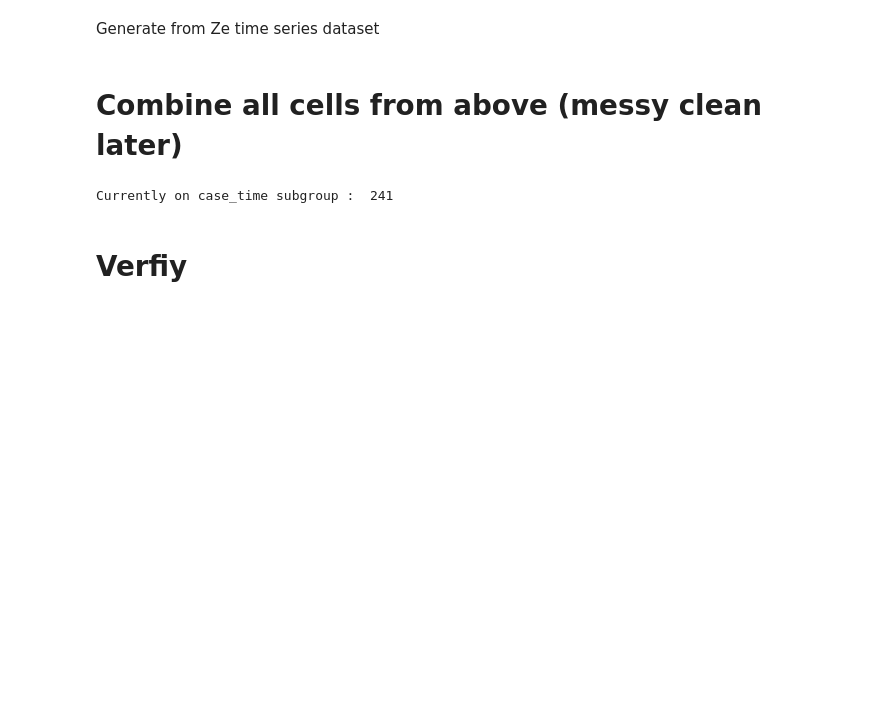
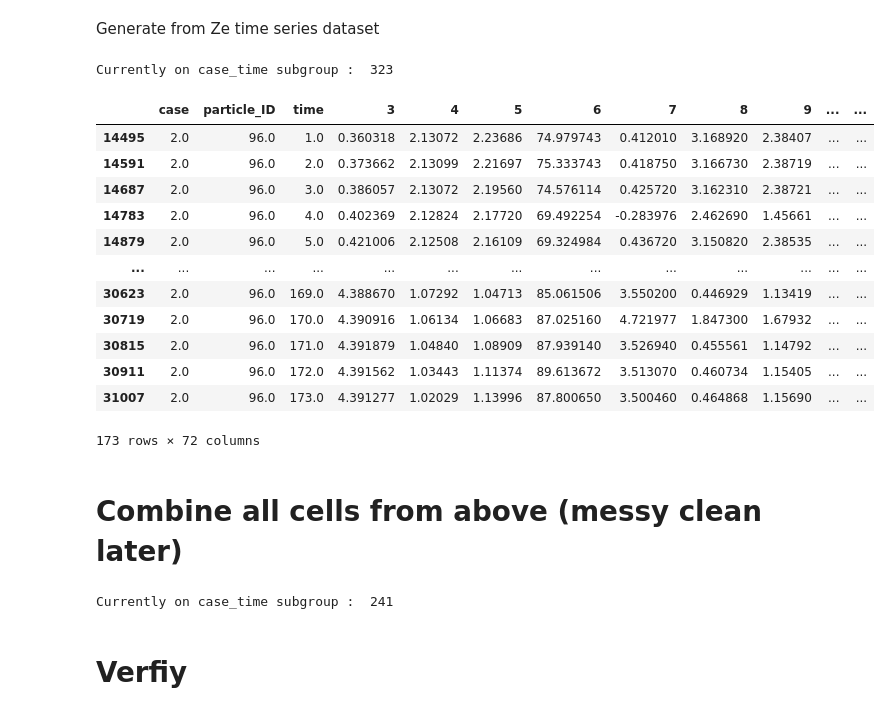
Before and after one commit to neilashwinraj/GNN, a Jupyter notebook: Generate_data_simple_connections.ipynb, the cells around one changed output. Saved outputs shown, nothing was run; the diff lists cells and outputs as text; code cells hidden in the pictures; blank space fills up the shorter version.

```diff
--- a/Generate_data_simple_connections.ipynb
+++ b/Generate_data_simple_connections.ipynb
@@ -149,3 +151,20 @@ def merge_columns_to_pandas_list(nearest_neighbor_data,variable_list,master_data
         joined[i] = pd.concat([temp,add], axis=1)
 
     return joined
+# %%
+def modify_nearest_neighbor_data(nearest_neighbor_data,pd_list):
+
+    """
+    This function takes nearest neighbor data and the pd_list and it will return a pandas dataframe with each row
+    having the particle ID (integer), the time step (integer) and the case (integer) of which the particle is a part of
+    ,and the remaining columns will be the nearest neighbor row itself.
+    """
+    case_column = np.stack( [ pd_list[i]["case_ID"].values for i in range(len(pd_list)) ] ).flatten()
+    particle_id_column = np.stack( [ np.arange(pd_list[i].shape[0])+1 for i in range(len(pd_list)) ] ).flatten()
+    time_column = np.stack( [ pd_list[i]["time"].values for i in range(len(pd_list)) ] ).flatten()
+
+    ### Combining columns with nearest_neighbor_data ###
+    nearest_neighbor_data_modified = np.concatenate( (case_column[:,None],particle_id_column[:,None],time_column[:,None]
+                ,nearest_neighbor_data),axis=1 )
+
+    return nearest_neighbor_data_modified
@@ -152,10 +173,40 @@ def merge_columns_to_pandas_list(nearest_neighbor_data,variable_list,master_data
 # %%
 # ### Read data ###
-experiment = "rho2_40percent_Re300"
+experiment = "rho2_40percent_Re100"
 time_series_data = pd.read_csv("../ze_time_series_data_raw/"+experiment+".dat")
+
 pd_list = group_time_series_data(time_series_data)
 nearest_neighbor_data = generate_nearest_neighbor_data(time_series_data)
+nearest_neighbor_data_modified = modify_nearest_neighbor_data(nearest_neighbor_data,pd_list)
 save=True
+# %% [output]
+Currently on case_time subgroup :  323
+# %%
+nearest_neighbor_data_modified = modify_nearest_neighbor_data(nearest_neighbor_data,pd_list)
+nearest_neighbor_data_modified = pd.DataFrame(nearest_neighbor_data_modified)
+
+new_column_names = {0: 'case', 1: 'particle_ID', 2: 'time'}
+nearest_neighbor_data_modified.rename(columns=new_column_names, inplace=True)
+nearest_neighbor_data_modified = nearest_neighbor_data_modified.groupby(["case","particle_ID"])
+
+# Collect groups into a list of DataFrames
+grouped_dfs = [group for _, group in nearest_neighbor_data_modified]
+# %%
+grouped_dfs[-1]
+# %% [output]
+|  | case | particle_ID | time | 3 | 4 | 5 | 6 | 7 | 8 | 9 | ... | ... |
+| 14495 | 2.0 | 96.0 | 1.0 | 0.360318 | 2.13072 | 2.23686 | 74.979743 | 0.412010 | 3.168920 | 2.38407 | ... | ... |
+| 14591 | 2.0 | 96.0 | 2.0 | 0.373662 | 2.13099 | 2.21697 | 75.333743 | 0.418750 | 3.166730 | 2.38719 | ... | ... |
+| 14687 | 2.0 | 96.0 | 3.0 | 0.386057 | 2.13072 | 2.19560 | 74.576114 | 0.425720 | 3.162310 | 2.38721 | ... | ... |
+| 14783 | 2.0 | 96.0 | 4.0 | 0.402369 | 2.12824 | 2.17720 | 69.492254 | -0.283976 | 2.462690 | 1.45661 | ... | ... |
+| 14879 | 2.0 | 96.0 | 5.0 | 0.421006 | 2.12508 | 2.16109 | 69.324984 | 0.436720 | 3.150820 | 2.38535 | ... | ... |
+| ... | ... | ... | ... | ... | ... | ... | ... | ... | ... | ... | ... | ... |
+| 30623 | 2.0 | 96.0 | 169.0 | 4.388670 | 1.07292 | 1.04713 | 85.061506 | 3.550200 | 0.446929 | 1.13419 | ... | ... |
+| 30719 | 2.0 | 96.0 | 170.0 | 4.390916 | 1.06134 | 1.06683 | 87.025160 | 4.721977 | 1.847300 | 1.67932 | ... | ... |
+| 30815 | 2.0 | 96.0 | 171.0 | 4.391879 | 1.04840 | 1.08909 | 87.939140 | 3.526940 | 0.455561 | 1.14792 | ... | ... |
+| 30911 | 2.0 | 96.0 | 172.0 | 4.391562 | 1.03443 | 1.11374 | 89.613672 | 3.513070 | 0.460734 | 1.15405 | ... | ... |
+| 31007 | 2.0 | 96.0 | 173.0 | 4.391277 | 1.02029 | 1.13996 | 87.800650 | 3.500460 | 0.464868 | 1.15690 | ... | ... |
+173 rows × 72 columns
 # %%
 ### For splitting across case ###
 case_list = np.stack ( [np.unique( pd_list[i]["case_ID"] ) for i in range(len(pd_list))] )
```
Also changed, not shown: parts of 2 cells of this notebook, 3 other files.
